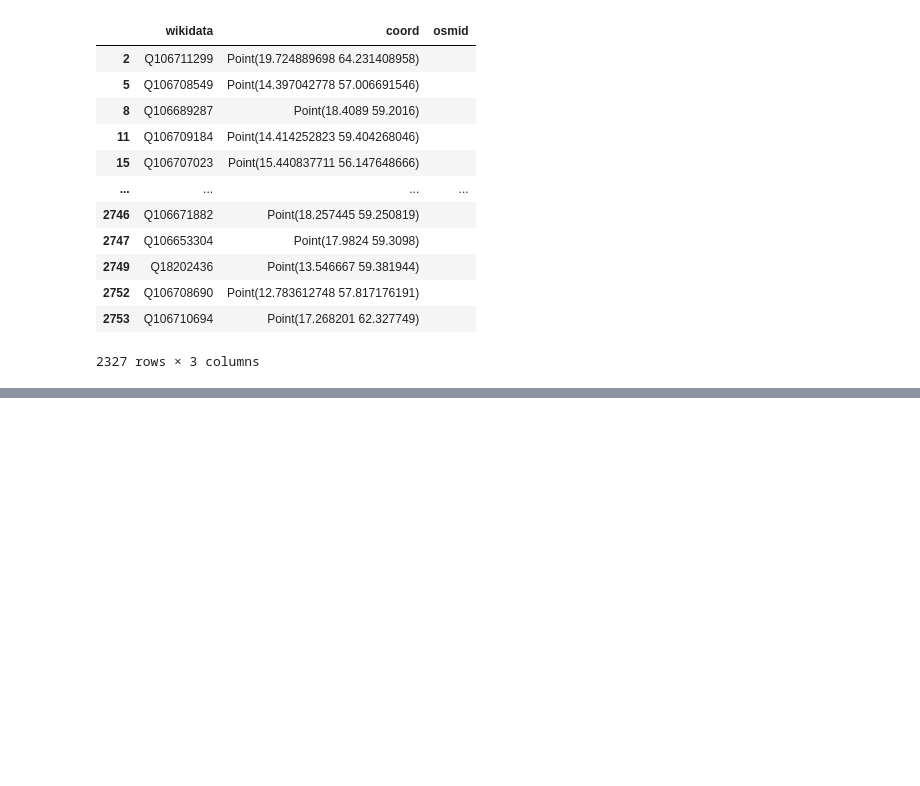
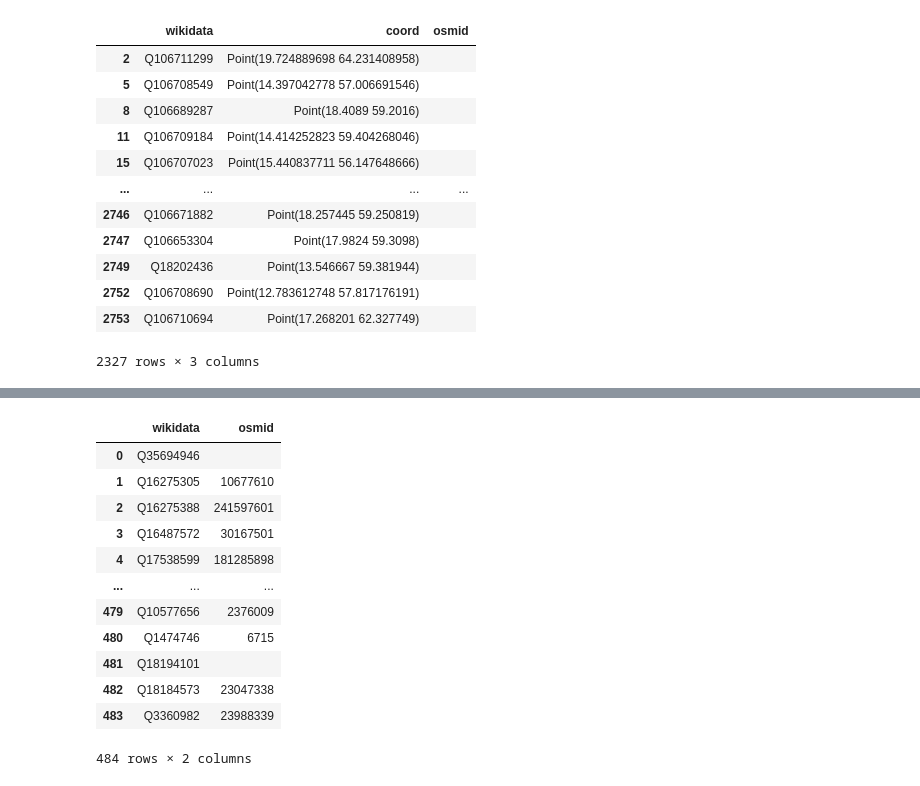
Before and after one commit to salgo60/Svenskabadplatser, a Jupyter notebook: Jupyter/OSM_Wikidata_Bathwater.ipynb, the cells around one changed output, grey strips where cells are left out. Drawn from its saved outputs; the diff is of its cells as text; code cells hidden in the pictures; blank space fills up the shorter version.

```diff
--- a/Jupyter/OSM_Wikidata_Bathwater.ipynb
+++ b/Jupyter/OSM_Wikidata_Bathwater.ipynb
@@ -157,0 +221,16 @@ OSMEmpty
+# %%
+OSMSeatot
+# %% [output]
+|  | wikidata | osmid |
+| 0 | Q35694946 |  |
+| 1 | Q16275305 | 10677610 |
+| 2 | Q16275388 | 241597601 |
+| 3 | Q16487572 | 30167501 |
+| 4 | Q17538599 | 181285898 |
+| ... | ... | ... |
+| 479 | Q10577656 | 2376009 |
+| 480 | Q1474746 | 6715 |
+| 481 | Q18194101 |  |
+| 482 | Q18184573 | 23047338 |
+| 483 | Q3360982 | 23988339 |
+484 rows × 2 columns
```
Also changed, not shown: parts of 8 cells of this notebook.
